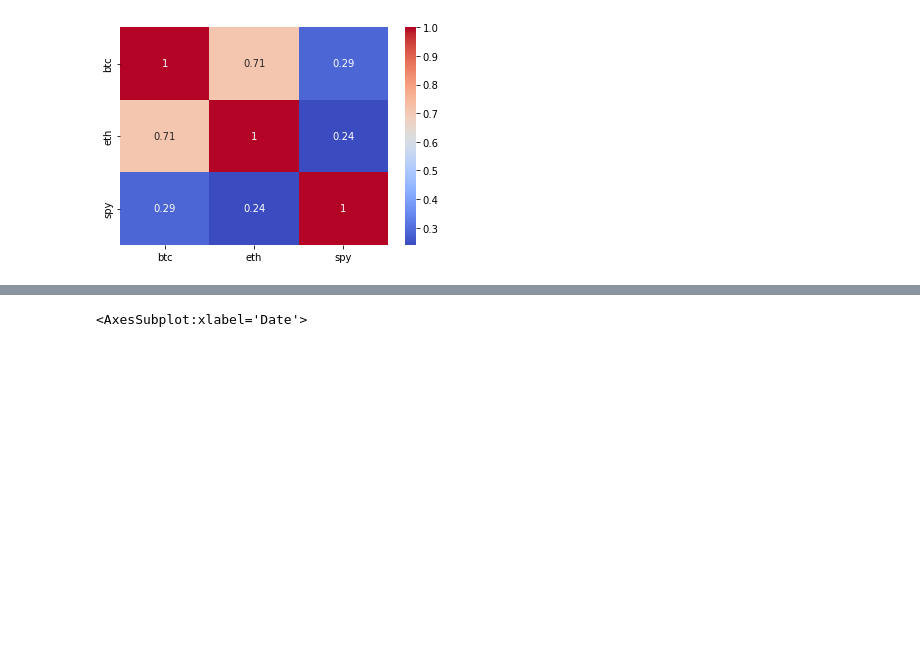
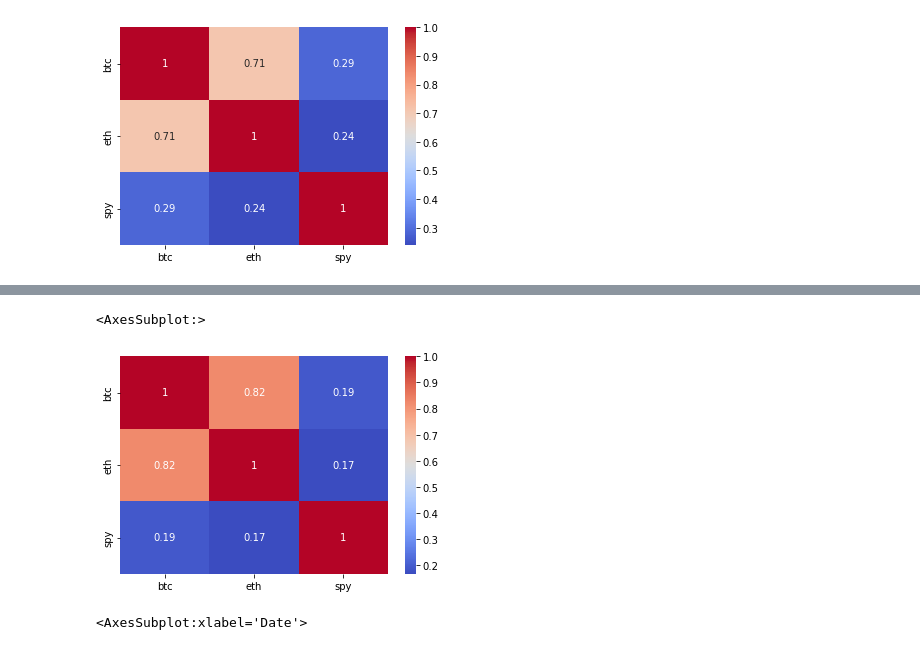
Before and after one commit to mxagar/crypto_analysis, a Jupyter notebook: 01_BitcoinAnalysis.ipynb, the cells around one changed output, grey strips where cells are left out. Saved outputs shown, nothing was run; the diff lists cells and outputs as text; code cells hidden in the pictures; blank space fills up the shorter version.

```diff
--- a/01_BitcoinAnalysis.ipynb
+++ b/01_BitcoinAnalysis.ipynb
@@ -633 +671,7 @@ sns.heatmap(returns.corr(), cmap='coolwarm', annot=True)
+# %%
+# Only mnegative returns
+sns.heatmap(returns[returns<0].corr(), cmap='coolwarm', annot=True)
+# %% [output]
+<AxesSubplot:>
+[figure, added]
 # %%
```
Also changed, not shown: parts of 18 cells of this notebook, 1 other file.
